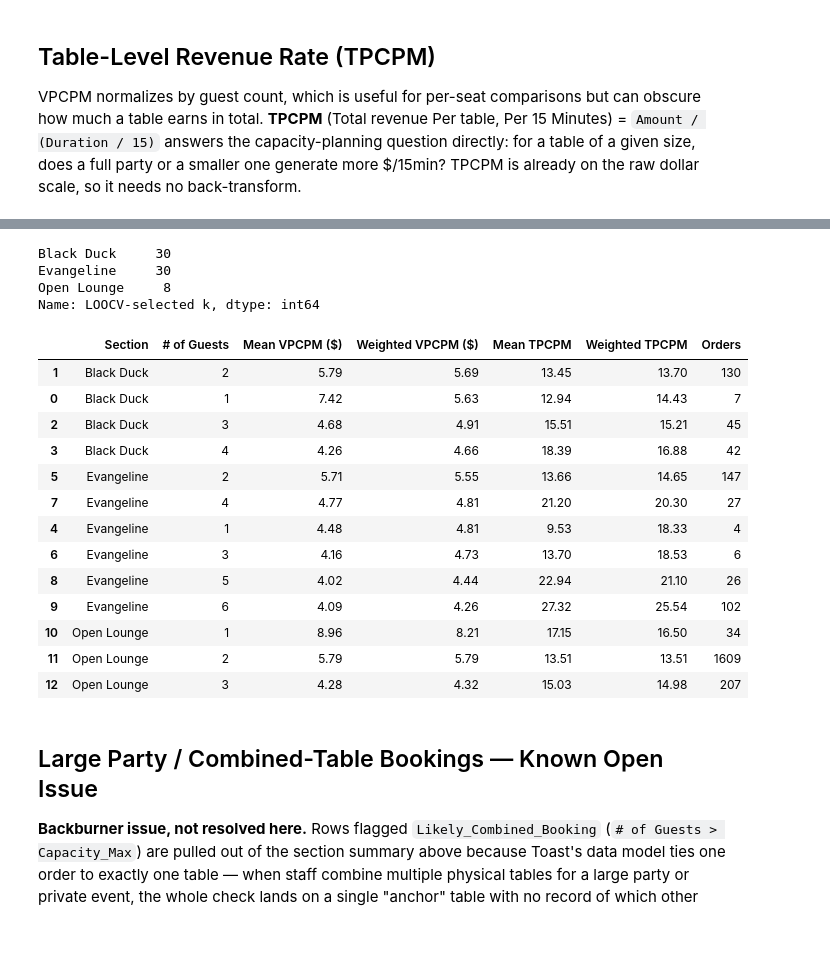
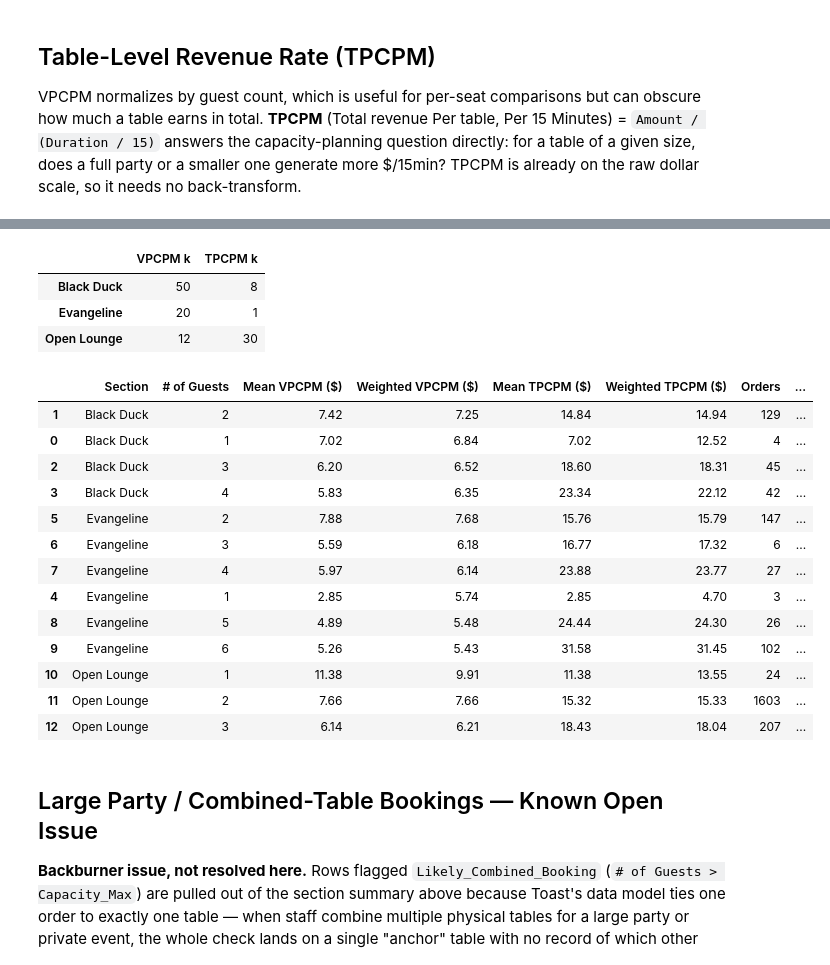
Before and after one commit to shaneap/artemis, a Jupyter notebook: test.ipynb, the cells around one changed output, grey strips where cells are left out. Drawn from its saved outputs; the diff is of its cells as text; code cells hidden in the pictures; blank space fills up the shorter version.

```diff
--- a/test.ipynb
+++ b/test.ipynb
@@ -206,8 +203,8 @@ plt.xticks(range(0, 16));  # semi-colon prevents text output
 # %%
-mean_log_vpcpm = df.groupby('# of Guests')['LogVPCPM'].mean()
+mean_log_vpcpm = seated_df.groupby('# of Guests')['LogVPCPM'].mean()
 geo_mean_vpcpm = np.exp(mean_log_vpcpm)
-guest_sizes = sorted(df['# of Guests'].unique())
-groups = [df[df['# of Guests'] == g]['VPCPM'].values for g in guest_sizes]
+guest_sizes = sorted(seated_df['# of Guests'].unique())
+groups = [seated_df[seated_df['# of Guests'] == g]['VPCPM'].values for g in guest_sizes]
 
 fig, ax = plt.subplots(figsize=(10, 8))
 
@@ -372,6 +369,7 @@ for section in ['Black Duck', 'Evangeline', 'Open Lounge']:
 VPCPM normalizes by guest count, which is useful for per-seat comparisons but can obscure how much a table earns in total. **TPCPM** (Total revenue Per table, Per 15 Minutes) = `Amount / (Duration / 15)` answers the capacity-planning question directly: for a table of a given size, does a full party or a smaller one generate more $/15min? TPCPM is already on the raw dollar scale, so it needs no back-transform.
 # %%
 df['TPCPM'] = df['Amount'] / (df['Duration'] / 15)
+df['LogTPCPM'] = np.log(df['TPCPM'])  # own log-scale column -- TPCPM has its own skew, distinct from VPCPM's
 
 df.groupby(['Section', '# of Guests'])['TPCPM'].agg(['mean', 'count']).round(2)
 # %% [output]
@@ -432,64 +430,81 @@ RESERVATION_SECTIONS = ['Black Duck', 'Evangeline', 'Open Lounge']
 single_table_df = df[~df['Likely_Combined_Booking']]
 
 selected_k = {}
+selected_k_tpcpm = {}
 for section in RESERVATION_SECTIONS:
-    k, errors = select_k_loocv(single_table_df[single_table_df['Section'] == section])
+    section_df = single_table_df[single_table_df['Section'] == section]
+    k, errors = select_k_loocv(section_df, value_col='LogVPCPM')
     selected_k[section] = k
+    # TPCPM gets its own LOOCV-selected k on LogTPCPM -- it has its own skew/variance structure,
+    # distinct from VPCPM's, so reusing VPCPM's k here isn't justified.
+    k_tpcpm, errors_tpcpm = select_k_loocv(section_df, value_col='LogTPCPM')
+    selected_k_tpcpm[section] = k_tpcpm
 
-pd.Series(selected_k, name='LOOCV-selected k')
+pd.DataFrame({
+    'VPCPM k': pd.Series(selected_k),
+    'TPCPM k': pd.Series(selected_k_tpcpm),
+})
 # %% [output]
-Black Duck     30
-Evangeline     30
-Open Lounge     8
-Name: LOOCV-selected k, dtype: int64
+|  | VPCPM k | TPCPM k |
+| Black Duck | 50 | 8 |
+| Evangeline | 20 | 1 |
+| Open Lounge | 12 | 30 |
 # %%
 res_df = single_table_df[single_table_df['Section'].isin(RESERVATION_SECTIONS)]
 
 summary = (
     res_df.groupby(['Section', '# of Guests'])
       .agg(**{
           'Mean LogVPCPM': ('LogVPCPM', 'mean'),
-          'Mean TPCPM': ('TPCPM', 'mean'),
+          'Mean LogTPCPM': ('LogTPCPM', 'mean'),
           'Orders': ('LogVPCPM', 'count'),
       })
       .reset_index()
 )
 
-section_means = res_df.groupby('Section')[['LogVPCPM', 'TPCPM']].mean()
+section_means = res_df.groupby('Section')[['LogVPCPM', 'LogTPCPM']].mean()
 summary['Section Mean LogVPCPM'] = summary['Section'].map(section_means['LogVPCPM'])
-summary['Section Mean TPCPM'] = summary['Section'].map(section_means['TPCPM'])
+summary['Section Mean LogTPCPM'] = summary['Section'].map(section_means['LogTPCPM'])
 
 # Shrinkage-weighted score: pulls low-order party sizes toward their section's overall mean.
-# k is per-section and LOOCV-selected above, not a hand-picked heuristic.
-k = summary['Section'].map(selected_k)
+# VPCPM and TPCPM each use their own LOOCV-selected k (see above), computed on their own log scale.
+k_vpcpm = summary['Section'].map(selected_k)
+k_tpcpm = summary['Section'].map(selected_k_tpcpm)
 n = summary['Orders']
-summary['Weighted LogVPCPM'] = (n / (n + k)) * summary['Mean LogVPCPM'] + (k / (n + k)) * summary['Section Mean LogVPCPM']
-summary['Weighted TPCPM'] = (n / (n + k)) * summary['Mean TPCPM'] + (k / (n + k)) * summary['Section Mean TPCPM']
+summary['Weighted LogVPCPM'] = (n / (n + k_vpcpm)) * summary['Mean LogVPCPM'] + (k_vpcpm / (n + k_vpcpm)) * summary['Section Mean LogVPCPM']
+summary['Weighted LogTPCPM'] = (n / (n + k_tpcpm)) * summary['Mean LogTPCPM'] + (k_tpcpm / (n + k_tpcpm)) * summary['Section Mean LogTPCPM']
 
 summary['Mean VPCPM ($)'] = np.exp(summary['Mean LogVPCPM'])
 summary['Weighted VPCPM ($)'] = np.exp(summary['Weighted LogVPCPM'])
+summary['Mean TPCPM ($)'] = np.exp(summary['Mean LogTPCPM'])
+summary['Weighted TPCPM ($)'] = np.exp(summary['Weighted LogTPCPM'])
 
-display_cols = ['Section', '# of Guests', 'Mean VPCPM ($)', 'Weighted VPCPM ($)', 'Mean TPCPM', 'Weighted TPCPM', 'Orders']
+# Flag party sizes with a thin underlying sample so a single-order estimate isn't mistaken for a
+# stable one -- shrinkage still applies, this is just a visibility flag on top of it.
+THIN_SAMPLE_THRESHOLD = 10
+summary['Thin Sample'] = summary['Orders'] < THIN_SAMPLE_THRESHOLD
+
+display_cols = ['Section', '# of Guests', 'Mean VPCPM ($)', 'Weighted VPCPM ($)', 'Mean TPCPM ($)', 'Weighted TPCPM ($)', 'Orders', 'Thin Sample']
 (
     summary[display_cols]
         .sort_values(['Section', 'Weighted VPCPM ($)'], ascending=[True, False])
         .round(2)
 )
 # %% [output]
-|  | Section | # of Guests | Mean VPCPM ($) | Weighted VPCPM ($) | Mean TPCPM | Weighted TPCPM | Orders |
-| 1 | Black Duck | 2 | 5.79 | 5.69 | 13.45 | 13.70 | 130 |
-| 0 | Black Duck | 1 | 7.42 | 5.63 | 12.94 | 14.43 | 7 |
-| 2 | Black Duck | 3 | 4.68 | 4.91 | 15.51 | 15.21 | 45 |
-| 3 | Black Duck | 4 | 4.26 | 4.66 | 18.39 | 16.88 | 42 |
-| 5 | Evangeline | 2 | 5.71 | 5.55 | 13.66 | 14.65 | 147 |
-| 7 | Evangeline | 4 | 4.77 | 4.81 | 21.20 | 20.30 | 27 |
-| 4 | Evangeline | 1 | 4.48 | 4.81 | 9.53 | 18.33 | 4 |
-| 6 | Evangeline | 3 | 4.16 | 4.73 | 13.70 | 18.53 | 6 |
-| 8 | Evangeline | 5 | 4.02 | 4.44 | 22.94 | 21.10 | 26 |
-| 9 | Evangeline | 6 | 4.09 | 4.26 | 27.32 | 25.54 | 102 |
-| 10 | Open Lounge | 1 | 8.96 | 8.21 | 17.15 | 16.50 | 34 |
-| 11 | Open Lounge | 2 | 5.79 | 5.79 | 13.51 | 13.51 | 1609 |
-| 12 | Open Lounge | 3 | 4.28 | 4.32 | 15.03 | 14.98 | 207 |
+|  | Section | # of Guests | Mean VPCPM ($) | Weighted VPCPM ($) | Mean TPCPM ($) | Weighted TPCPM ($) | Orders | ... |
+| 1 | Black Duck | 2 | 7.42 | 7.25 | 14.84 | 14.94 | 129 | ... |
+| 0 | Black Duck | 1 | 7.02 | 6.84 | 7.02 | 12.52 | 4 | ... |
+| 2 | Black Duck | 3 | 6.20 | 6.52 | 18.60 | 18.31 | 45 | ... |
+| 3 | Black Duck | 4 | 5.83 | 6.35 | 23.34 | 22.12 | 42 | ... |
+| 5 | Evangeline | 2 | 7.88 | 7.68 | 15.76 | 15.79 | 147 | ... |
+| 6 | Evangeline | 3 | 5.59 | 6.18 | 16.77 | 17.32 | 6 | ... |
+| 7 | Evangeline | 4 | 5.97 | 6.14 | 23.88 | 23.77 | 27 | ... |
+| 4 | Evangeline | 1 | 2.85 | 5.74 | 2.85 | 4.70 | 3 | ... |
+| 8 | Evangeline | 5 | 4.89 | 5.48 | 24.44 | 24.30 | 26 | ... |
+| 9 | Evangeline | 6 | 5.26 | 5.43 | 31.58 | 31.45 | 102 | ... |
+| 10 | Open Lounge | 1 | 11.38 | 9.91 | 11.38 | 13.55 | 24 | ... |
+| 11 | Open Lounge | 2 | 7.66 | 7.66 | 15.32 | 15.33 | 1603 | ... |
+| 12 | Open Lounge | 3 | 6.14 | 6.21 | 18.43 | 18.04 | 207 | ... |
 # %% [markdown]
 ## Large Party / Combined-Table Bookings — Known Open Issue
 
```
Also changed, not shown: parts of 17 cells of this notebook, 3 other files.
